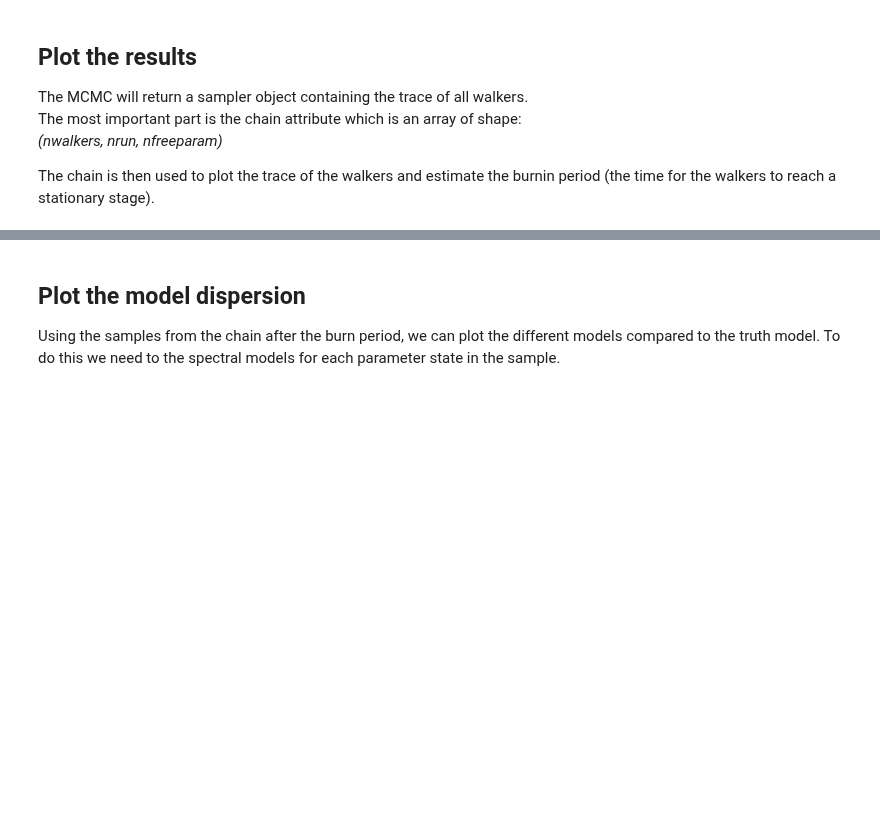
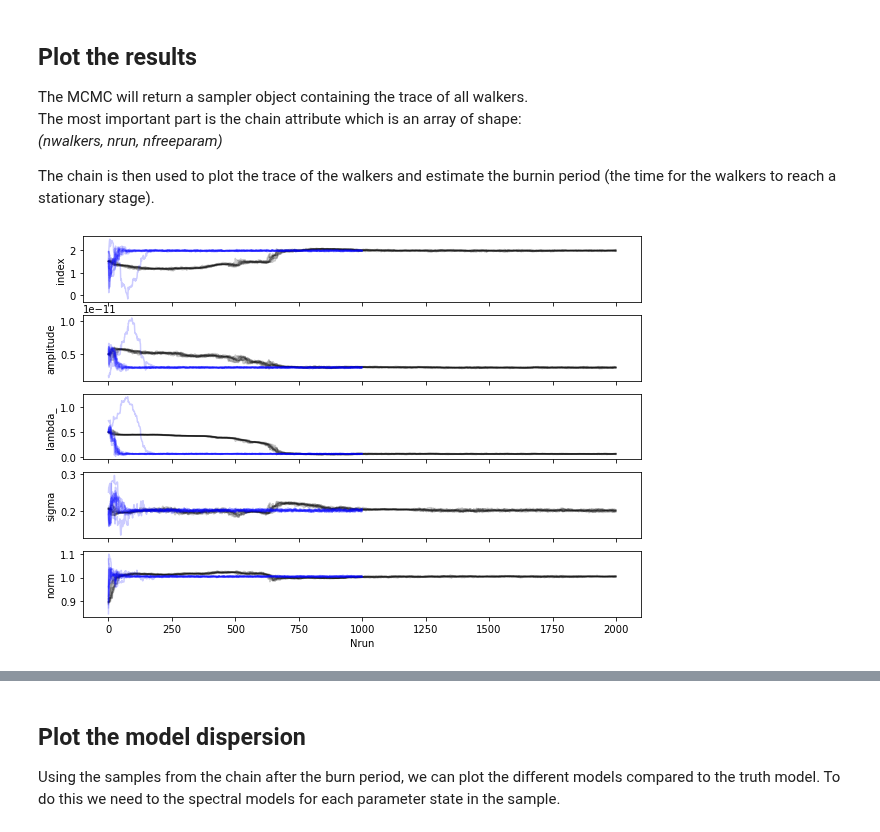
Before and after one commit to gammapy/gammapy-recipes, a Jupyter notebook: recipes/mcmc-sampling-emcee/mcmc_sampling.ipynb, the cells around one changed output, grey strips where cells are left out. Cells and saved outputs as stored; diff of their text form; code cells hidden in the pictures; blank space fills up the shorter version.

Commit message:
first version of the new MCMC notebooks
This versio comapres two MCMC fitting algorithms and shows the trace and corner plots

```diff
--- a/recipes/mcmc-sampling-emcee/mcmc_sampling.ipynb
+++ b/recipes/mcmc-sampling-emcee/mcmc_sampling.ipynb
@@ -189,0 +238,11 @@ sampler = run_mcmc(dataset, nwalkers=6, nrun=150)  # to speedup the notebook
+# %%
+def lnprob(pars, dataset):
+    """Estimate the likelihood of a model including prior on parameters."""
+    # Update model parameters factors inplace
+    for factor, par in zip(pars, dataset.models.parameters.free_parameters):
+        par.factor = factor
+    # dataset.likelihood returns Cash statistics values
+    # emcee will maximisise the LogLikelihood so we need -dataset.likelihood
+    total_lnprob = -dataset.stat_sum() #stat_sum now includes stat + stat_priors
+
+    return total_lnprob
@@ -189,0 +283,24 @@ sampler = run_mcmc(dataset, nwalkers=6, nrun=150)  # to speedup the notebook
+# %%
+import zeus #conda install zeus-mcmc
+
+nwalkers = 10
+nrun = 1000
+
+init_model()
+
+p0 = [par.factor for par in dataset.models.parameters.free_parameters]
+
+randomize_walkers = np.random.normal(1,0.03,size = (nwalkers,len(p0)) )
+p0_walkers = np.tile(p0,[nwalkers,1])*randomize_walkers #init value for all walkers with slightly different values
+
+
+sampler2 = zeus.EnsembleSampler(
+    nwalkers, ndim, lnprob, args=[dataset]
+)
+
+log.info(f"Free parameters: {labels}")
+log.info(f"Starting Zeus MCMC sampling: nwalkers={nwalkers}, nrun={nrun}")
+
+# Depending on your number of walkers, Nrun and dimensionality, this can take a while (> minutes)
+state = sampler2.run_mcmc(p0_walkers, nsteps=nrun, progress=True)
+samples2 = sampler2.get_chain()
@@ -201,0 +319,12 @@ plot_corner(sampler, dataset, nburn=50)
+# %%
+fig, axes = plt.subplots(len(labels), sharex=True, figsize=(10,7))
+
+for idx, ax in enumerate(axes):
+    ax.plot(samples1[:,:, idx], "-k", alpha=0.2) # emcee
+    ax.plot(samples2[:,:, idx], "-b", alpha=0.2) # Zeus MCMC
+    ax.set_ylabel(labels[idx])
+
+plt.xlabel("Nrun")
+plt.show()
+# %% [output]
+[figure, added]
```
Also changed, not shown: parts of 18 cells of this notebook, 2 other files.
